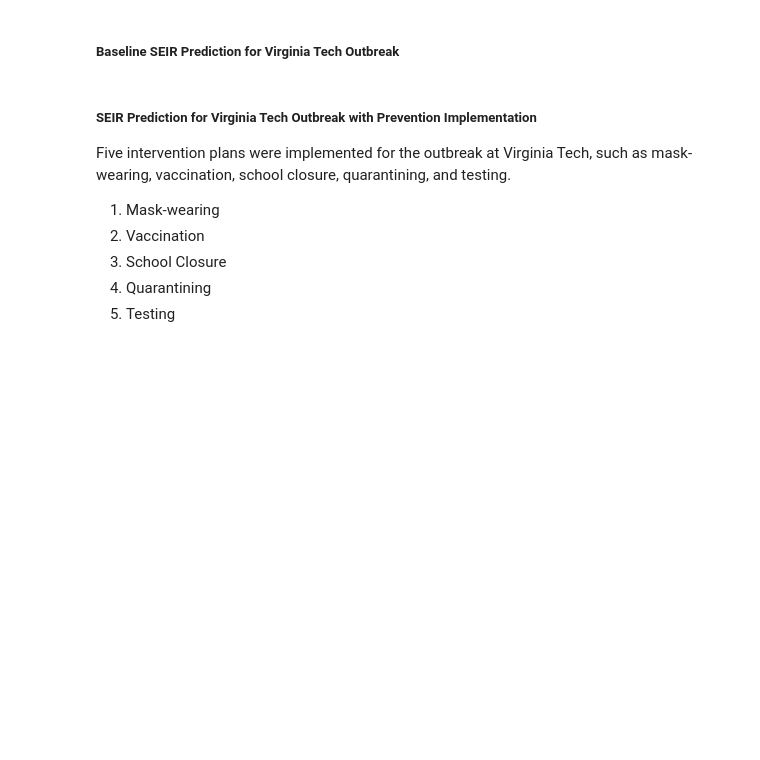
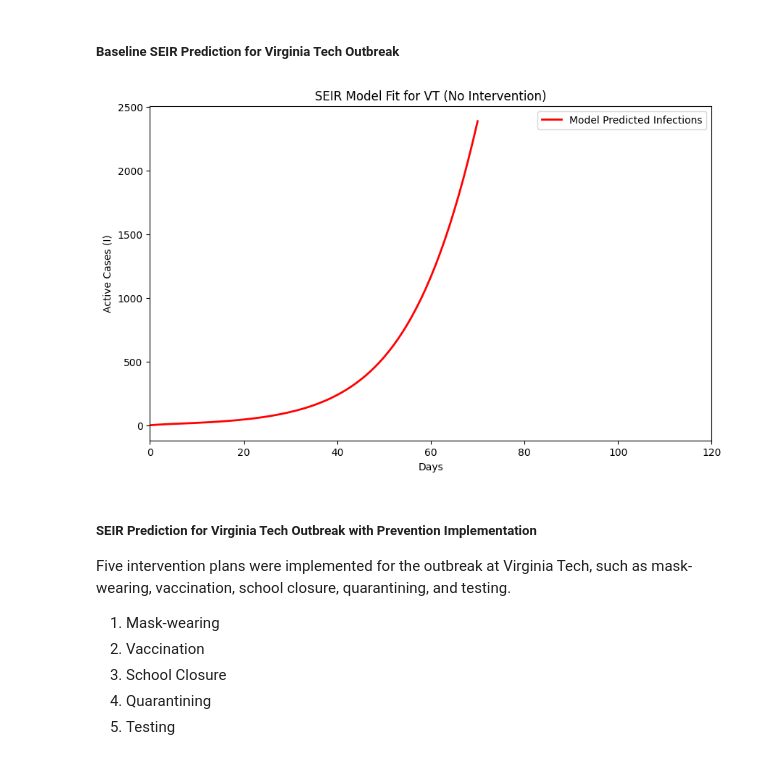
Before and after one commit to ktt920/Module-2-Epidemics-SIR-Modeling, a Jupyter notebook: Notebook examples/Template_student_final_notebook.ipynb, the cells around one changed output. Cells and saved outputs as stored; diff of their text form; code cells hidden in the pictures; blank space fills up the shorter version.

```diff
--- a/Notebook examples/Template_student_final_notebook.ipynb
+++ b/Notebook examples/Template_student_final_notebook.ipynb
@@ -517,6 +517,30 @@ Relative Error for Date: 10.975609756097562
 This section should come from your python code after Data Release #3.
 # %% [markdown]
 ##### Baseline SEIR Prediction for Virginia Tech Outbreak
+# %%
+# Mask Wearing
+
+N = 39000 # Population Size of Population at Risk (VT Population)
+E0 = 30 # Assumption
+I0 = 1 # Given by Data
+R0 = 0 # No one recovered yet on day 1
+S0 = N - (E0 + I0 + R0)
+
+# (b_opt, s_opt, g_opt, min_sse these are the parameters for our model in UVA)
+# We use a longer range (e.g., 150 days) to see the full peak and decline
+S_fit, E_fit, I_fit, R_fit = SEIR(b_opt, s_opt, g_opt, S0, E0, I0, R0, 70, N)
+
+plt.figure(figsize=(10, 6))
+# Plot the model results (same model at UVA)
+plt.plot(I_fit, label='Model Predicted Infections', color='red', linewidth=2)
+plt.title('SEIR Model Fit for VT (No Intervention)')
+plt.xlim(0,120) #Make the graph go from day 0 to day 120
+plt.xlabel('Days')
+plt.ylabel('Active Cases (I)')
+plt.legend()
+plt.show()
+# %% [output]
+[figure, added]
 # %% [markdown]
 ##### SEIR Prediction for Virginia Tech Outbreak with Prevention Implementation
 Five intervention plans were implemented for the outbreak at Virginia Tech, such as mask-wearing, vaccination, school closure, quarantining, and testing.
```
Also changed, not shown: parts of 2 cells of this notebook.
